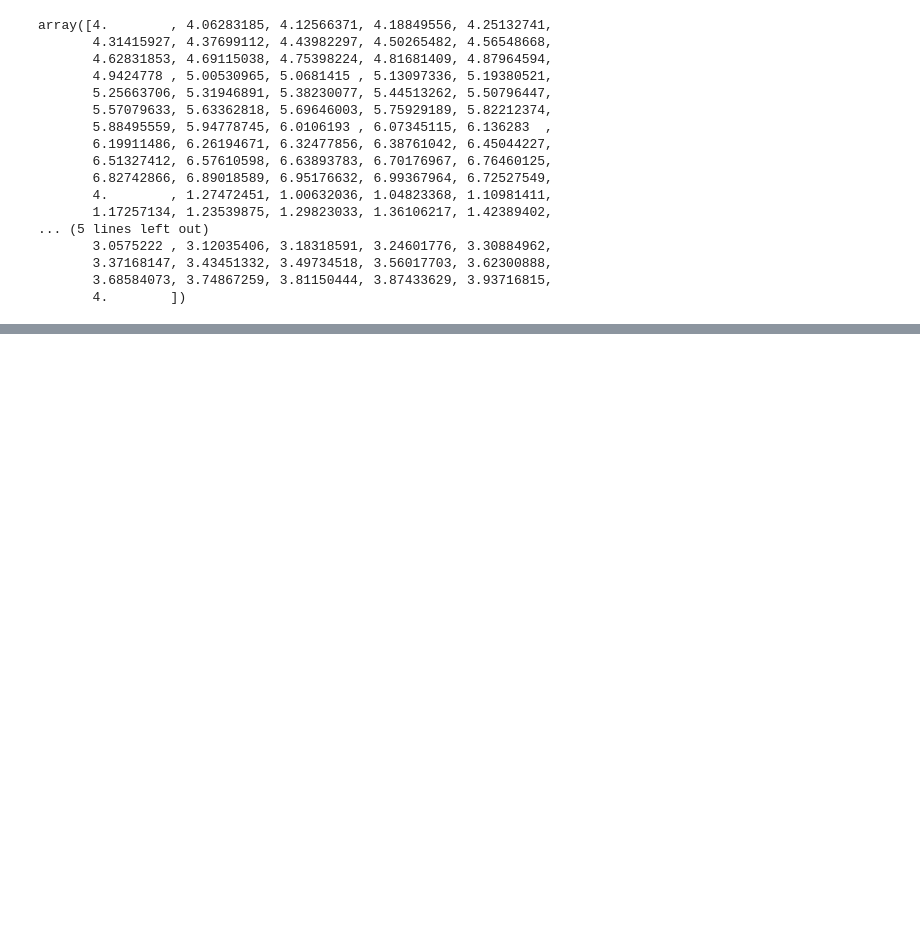
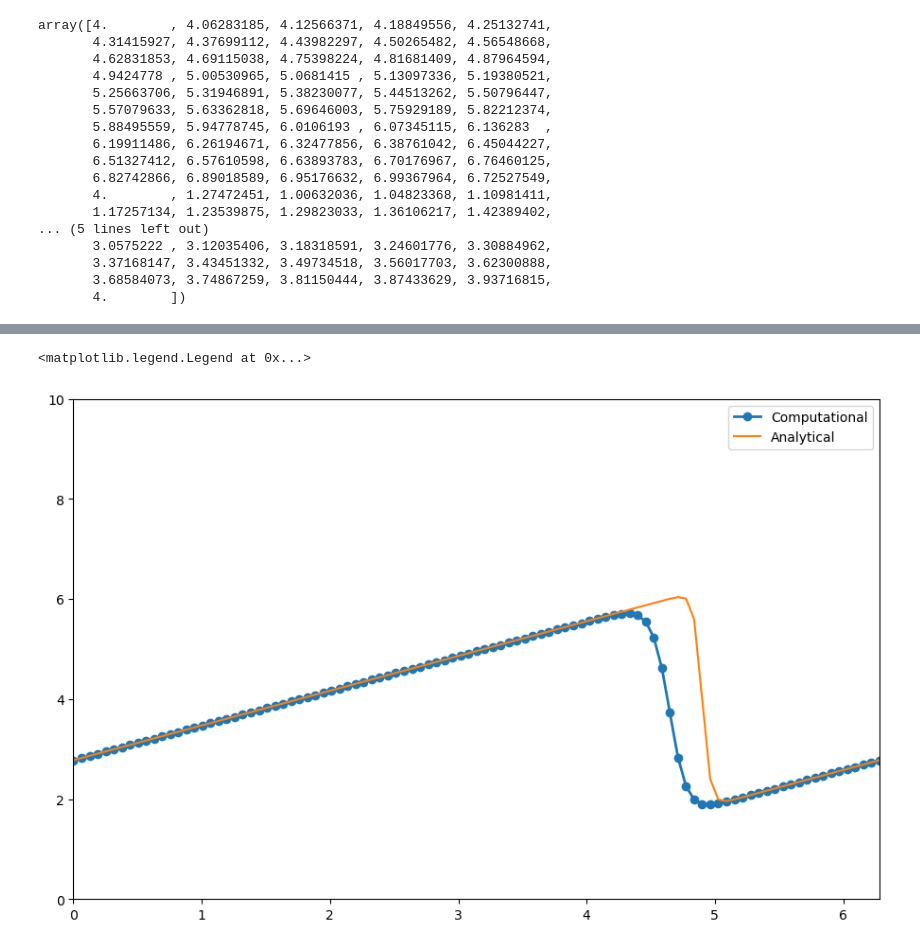
Before and after one commit to kimhiroshig/CFDPython, a Jupyter notebook: lessons/05_Step_4_code.ipynb, the cells around one changed output, grey strips where cells are left out. Drawn from its saved outputs; the diff is of its cells as text; code cells hidden in the pictures; blank space fills up the shorter version.

```diff
--- a/lessons/05_Step_4_code.ipynb
+++ b/lessons/05_Step_4_code.ipynb
@@ -76,0 +82,21 @@ pyplot.plot(x,u,marker='o')
+# %%
+for n in range(nt):
+    un = u.copy()
+    for i in range(1,nx-1):
+        u[i] = un[i] - un[i] * dt / dx *(un[i] - un[i-1]) + nu * dt / dx**2 *\
+                (un[i+1] - 2 * un[i] + un[i-1])
+    u[0] = un[0] - un[0] * dt / dx * (un[0] - un[-2]) + nu * dt / dx**2 *\
+            (un[1] - 2 * un[0] + un[-2])
+    u[-1] = u[0]
+
+u_analytical = numpy.asarray([ufunc(nt * dt, xi, nu) for xi in x])
+# %%
+pyplot.figure(figsize=(11,7), dpi=100)
+pyplot.plot(x,u,marker='o', lw=2, label='Computational')
+pyplot.plot(x,u_analytical, label='Analytical')
+pyplot.xlim([0,2*numpy.pi])
+pyplot.ylim([0,10])
+pyplot.legend()
+# %% [output]
+<matplotlib.legend.Legend at 0x...>
+[figure, added]
```
Also changed, not shown: parts of 5 cells of this notebook, 3 other files.
